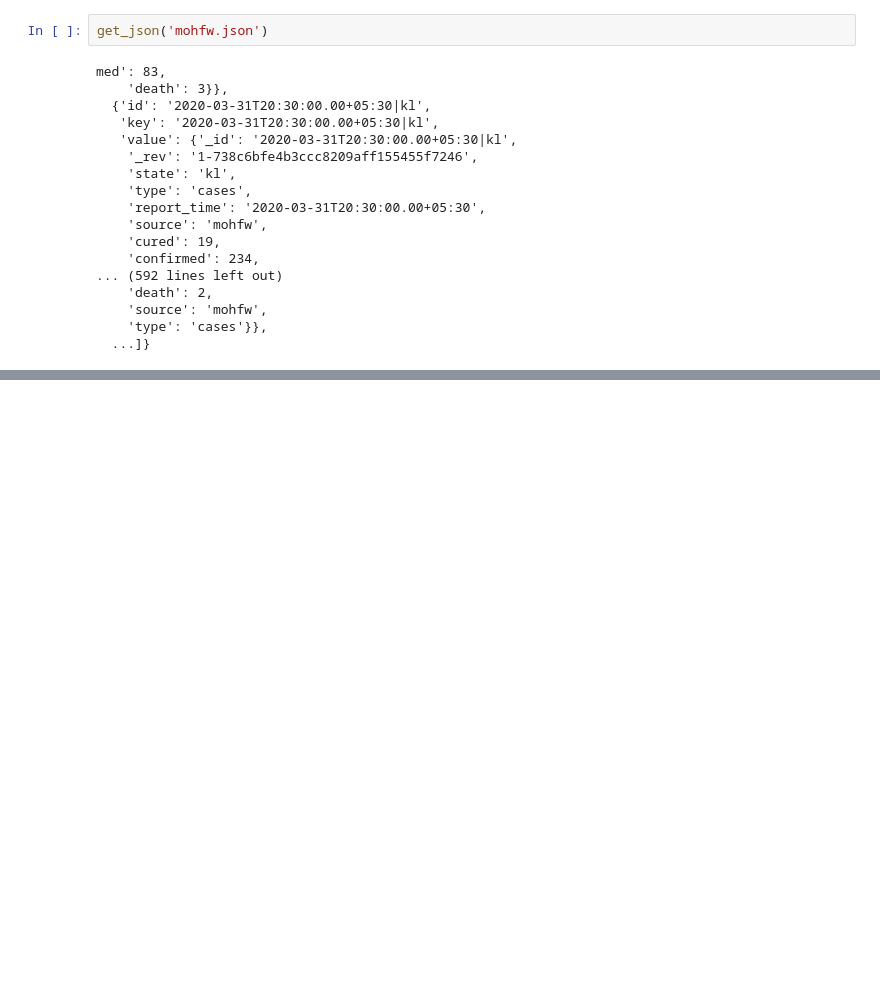
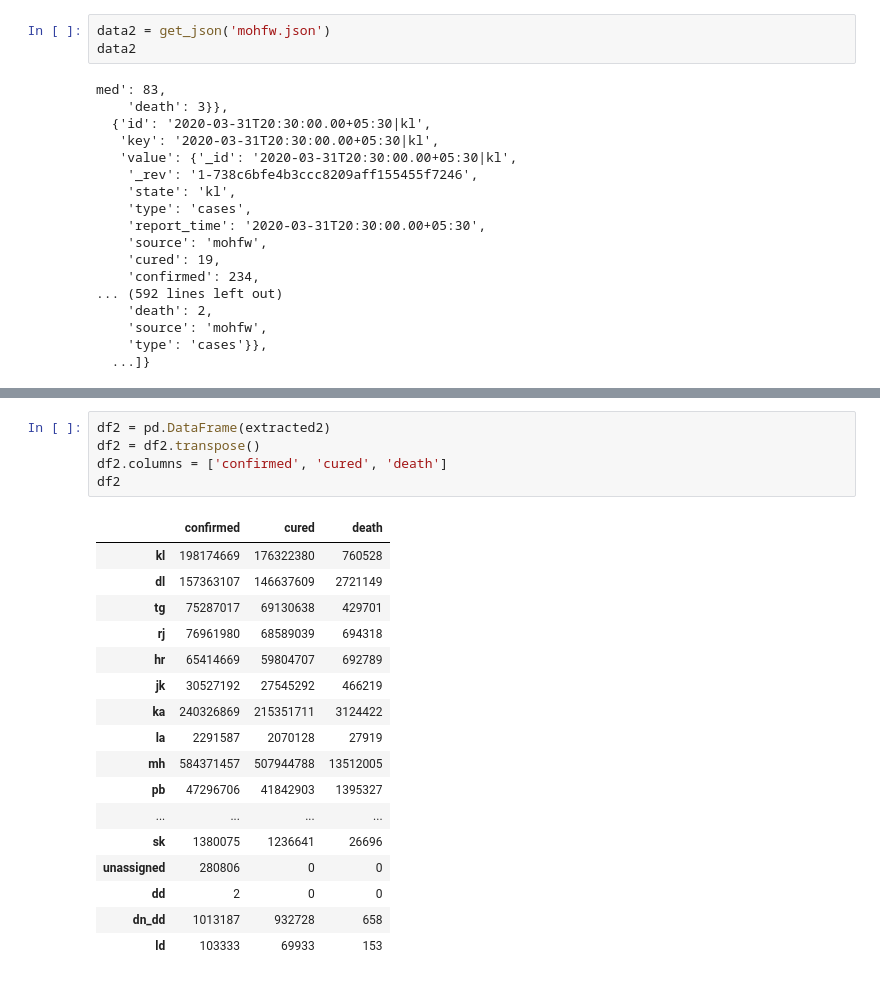
Before and after one commit to irfaan-jamarussadiq/320_final_project, a Jupyter notebook: final2.ipynb, the cells around one changed output, grey strips where cells are left out. Drawn from its saved outputs; the diff is of its cells as text; blank space fills up the shorter version.

```diff
--- a/final2.ipynb
+++ b/final2.ipynb
@@ -150,7 +137,8 @@ df.plot(y='cured')
 # %% [markdown]
 We can very clearly see from these plots that cases and deaths have been skyrocketing starting around late March to early April 2021. This is when a new strain of the virus came to India. But what made this new strain so difficult to handle compared to any previous ones, and is the situation different by state in India?
 # %%
-get_json('mohfw.json')
+data2 = get_json('mohfw.json')
+data2
 # %% [output]
 med': 83,
     'death': 3}},
@@ -171,0 +224,23 @@ med': 83,
+# %%
+df2 = pd.DataFrame(extracted2)
+df2 = df2.transpose()
+df2.columns = ['confirmed', 'cured', 'death']
+df2
+# %% [output]
+|  | confirmed | cured | death |
+| kl | 198174669 | 176322380 | 760528 |
+| dl | 157363107 | 146637609 | 2721149 |
+| tg | 75287017 | 69130638 | 429701 |
+| rj | 76961980 | 68589039 | 694318 |
+| hr | 65414669 | 59804707 | 692789 |
+| jk | 30527192 | 27545292 | 466219 |
+| ka | 240326869 | 215351711 | 3124422 |
+| la | 2291587 | 2070128 | 27919 |
+| mh | 584371457 | 507944788 | 13512005 |
+| pb | 47296706 | 41842903 | 1395327 |
+| ... | ... | ... | ... |
+| sk | 1380075 | 1236641 | 26696 |
+| unassigned | 280806 | 0 | 0 |
+| dd | 2 | 0 | 0 |
+| dn_dd | 1013187 | 932728 | 658 |
+| ld | 103333 | 69933 | 153 |
```
Also changed, not shown: parts of 19 cells of this notebook, 3 other files.
